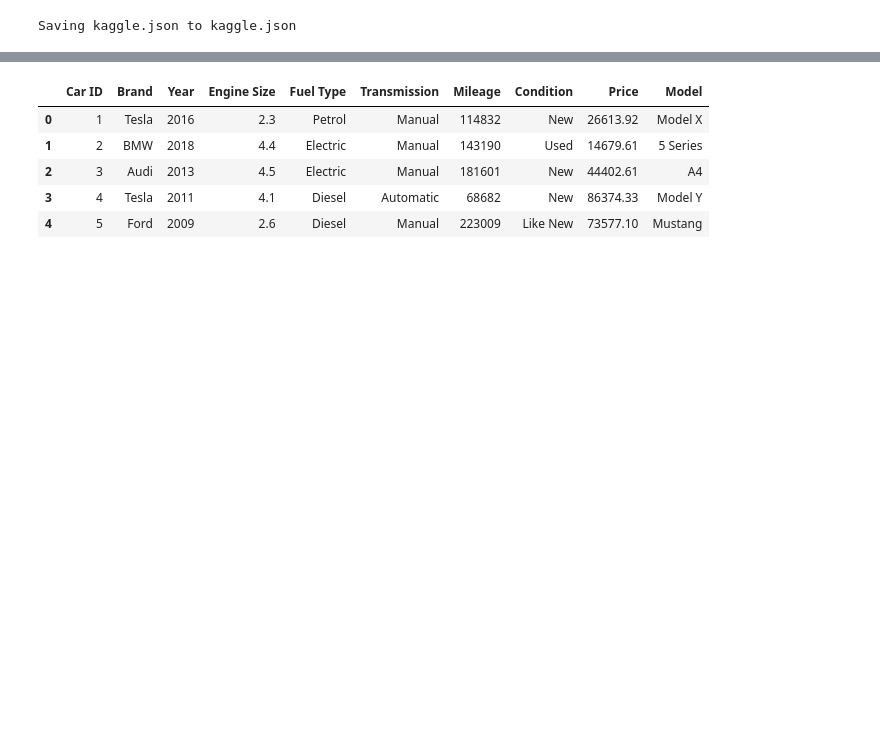
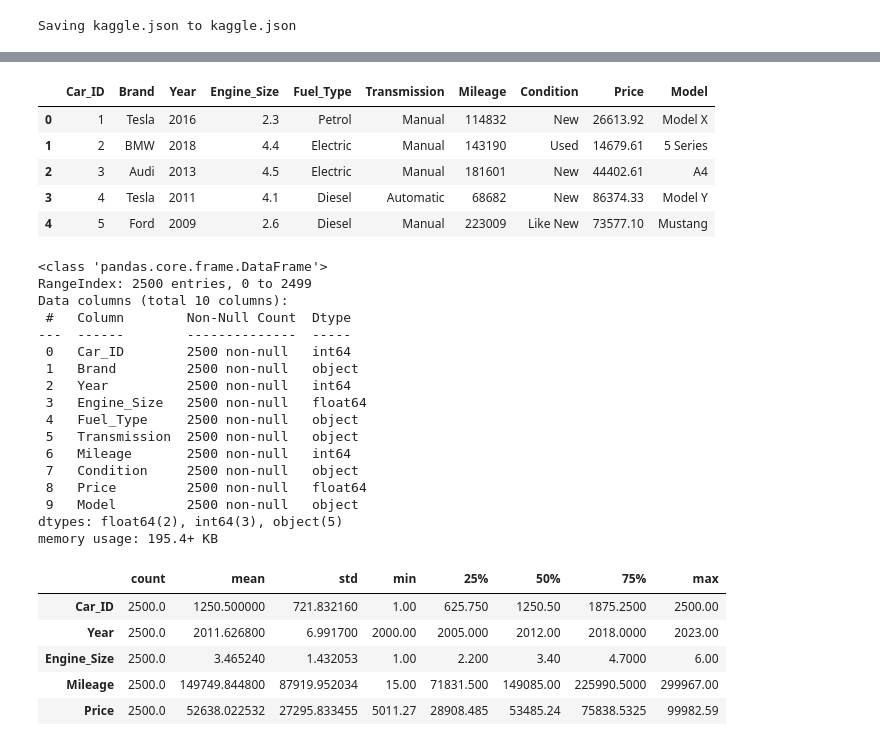
Before and after one commit to hoff123/ml-car-price-prediction-regression, a Jupyter notebook: notebooks/setup.ipynb, the cells around one changed output, grey strips where cells are left out. Drawn from its saved outputs; the diff is of its cells as text; code cells hidden in the pictures; blank space fills up the shorter version.

```diff
--- a/notebooks/setup.ipynb
+++ b/notebooks/setup.ipynb
@@ -42,12 +36,36 @@ files.upload() #kaggle.json
-# %%
-import pandas as pd
-
-df = pd.read_csv("car_price_prediction_.csv")
-df.head()
-# %% [output]
-|  | Car ID | Brand | Year | Engine Size | Fuel Type | Transmission | Mileage | Condition | Price | Model |
-| 0 | 1 | Tesla | 2016 | 2.3 | Petrol | Manual | 114832 | New | 26613.92 | Model X |
-| 1 | 2 | BMW | 2018 | 4.4 | Electric | Manual | 143190 | Used | 14679.61 | 5 Series |
-| 2 | 3 | Audi | 2013 | 4.5 | Electric | Manual | 181601 | New | 44402.61 | A4 |
-| 3 | 4 | Tesla | 2011 | 4.1 | Diesel | Automatic | 68682 | New | 86374.33 | Model Y |
-| 4 | 5 | Ford | 2009 | 2.6 | Diesel | Manual | 223009 | Like New | 73577.10 | Mustang |
+# %%
+df.columns = df.columns.str.replace(" ", "_") # adjusting column names
+display(df.head())      # first 5 rows
+df.shape                 # how many rows x columns
+df.info()                # data types + non-null counts
+df.describe().T          # summary statistics for numeric features
+# %% [output]
+|  | Car_ID | Brand | Year | Engine_Size | Fuel_Type | Transmission | Mileage | Condition | Price | Model |
+| 0 | 1 | Tesla | 2016 | 2.3 | Petrol | Manual | 114832 | New | 26613.92 | Model X |
+| 1 | 2 | BMW | 2018 | 4.4 | Electric | Manual | 143190 | Used | 14679.61 | 5 Series |
+| 2 | 3 | Audi | 2013 | 4.5 | Electric | Manual | 181601 | New | 44402.61 | A4 |
+| 3 | 4 | Tesla | 2011 | 4.1 | Diesel | Automatic | 68682 | New | 86374.33 | Model Y |
+| 4 | 5 | Ford | 2009 | 2.6 | Diesel | Manual | 223009 | Like New | 73577.10 | Mustang |
+<class 'pandas.core.frame.DataFrame'>
+RangeIndex: 2500 entries, 0 to 2499
+Data columns (total 10 columns):
+ #   Column        Non-Null Count  Dtype
+---  ------        --------------  -----
+ 0   Car_ID        2500 non-null   int64
+ 1   Brand         2500 non-null   object
+ 2   Year          2500 non-null   int64
+ 3   Engine_Size   2500 non-null   float64
+ 4   Fuel_Type     2500 non-null   object
+ 5   Transmission  2500 non-null   object
+ 6   Mileage       2500 non-null   int64
+ 7   Condition     2500 non-null   object
+ 8   Price         2500 non-null   float64
+ 9   Model         2500 non-null   object
+dtypes: float64(2), int64(3), object(5)
+memory usage: 195.4+ KB
+|  | count | mean | std | min | 25% | 50% | 75% | max |
+| Car_ID | 2500.0 | 1250.500000 | 721.832160 | 1.00 | 625.750 | 1250.50 | 1875.2500 | 2500.00 |
+| Year | 2500.0 | 2011.626800 | 6.991700 | 2000.00 | 2005.000 | 2012.00 | 2018.0000 | 2023.00 |
+| Engine_Size | 2500.0 | 3.465240 | 1.432053 | 1.00 | 2.200 | 3.40 | 4.7000 | 6.00 |
+| Mileage | 2500.0 | 149749.844800 | 87919.952034 | 15.00 | 71831.500 | 149085.00 | 225990.5000 | 299967.00 |
+| Price | 2500.0 | 52638.022532 | 27295.833455 | 5011.27 | 28908.485 | 53485.24 | 75838.5325 | 99982.59 |
```
Also changed, not shown: parts of 8 cells of this notebook.
